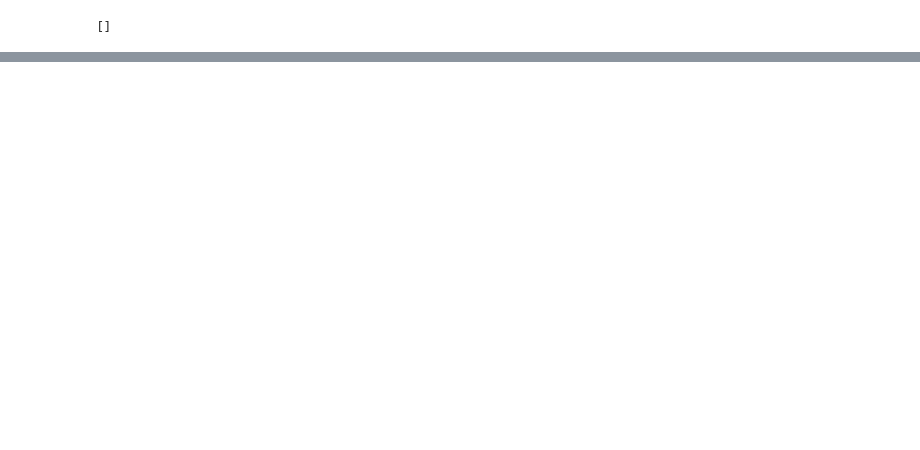
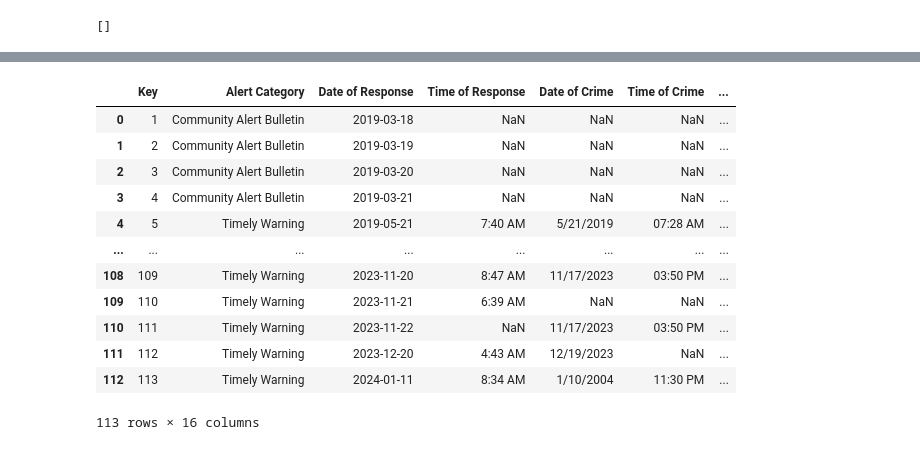
Before and after one commit to nicolereardon/UCSD-Crime, a Jupyter notebook: static/Final Project.ipynb, the cells around one changed output, grey strips where cells are left out. Saved outputs shown, nothing was run; the diff lists cells and outputs as text; code cells hidden in the pictures; blank space fills up the shorter version.

```diff
--- a/static/Final Project.ipynb
+++ b/static/Final Project.ipynb
@@ -194,0 +222,52 @@ df[df['map_group'] == 'Voigt Drive']
+# %%
+coords = {
+    'Mesa Graduate Housing' : (32.87502265717985, -117.22292759641547),
+    'Revelle' : (32.874775437274074, -117.24184346833931),
+    'The Hillcrest Medical Center' :(32.75054274681195, -117.16247161061892),
+    'ERC' : (32.8854805949752, -117.24241102499364),
+    'Marshall' : (32.88322745763785, -117.242352818566),
+    'UC San Diego Health System': (32.87802740143928, -117.2261369715337),
+    'UCSD School of Medicine' : (32.874277832276334, -117.2354855752366),
+    'Sixth': (32.88039605707939, -117.24240926283937),
+    'Seventh' : (32.88795824589793, -117.24223949298532),
+    'Library Walk' : (32.879165420702776, -117.23757909557858),
+    'Warren' : (32.881253575132405, -117.23466260598113),
+    'Central Campus Trolley Station' : (32.87830699468673, -117.23185272044901),
+    'Rita Atkinson' : (32.87274099845561, -117.23522676877275),
+    'La Jolla Shores Hotel' : (32.85492840564671, -117.25820312016141),
+    'Trition Clubhouse' : (32.88145393232694, -117.22604461568349),
+    'Extended Studies' : (32.88143858274703, -117.24353269564939),
+    'Pepper Canyon' : (32.87776786028423, -117.23137621544512),
+    'UC Health Trolley Station' : (32.881814209320716, -117.22354628116906),
+    'Scripps' : (32.868674622251646, -117.25195757194997),
+    'Muir' : (32.87897500681861, -117.242233264698),
+    'Sun God Lawn' : (32.87845455039474, -117.23990366231277),
+    'Preuss School' : (32.8825774603386, -117.22217818159555),
+    'Gilman Bridge' : (32.87600005766554, -117.22885299138183)
+
+#     'Voigt Drive',
+#     'while walking on 8600 La Jolla Scenic Drive North.',
+#     'Around Campus',
+#     'Online',
+#     'UC San Diego campus written on the inside surfaces of three women’s restroom doors.',
+}
+# %%
+df['coords'] = df['map_group'].apply(lambda x: coords[x] if x in coords.keys() else None)
+df["latitude"] = df["coords"].str.get(0)
+df["longitude"] = df["coords"].str.get(1)
+# %%
+df
+# %% [output]
+|  | Key | Alert Category | Date of Response | Time of Response | Date of Crime | Time of Crime | ... |
+| 0 | 1 | Community Alert Bulletin | 2019-03-18 | NaN | NaN | NaN | ... |
+| 1 | 2 | Community Alert Bulletin | 2019-03-19 | NaN | NaN | NaN | ... |
+| 2 | 3 | Community Alert Bulletin | 2019-03-20 | NaN | NaN | NaN | ... |
+| 3 | 4 | Community Alert Bulletin | 2019-03-21 | NaN | NaN | NaN | ... |
+| 4 | 5 | Timely Warning | 2019-05-21 | 7:40 AM | 5/21/2019 | 07:28 AM | ... |
+| ... | ... | ... | ... | ... | ... | ... | ... |
+| 108 | 109 | Timely Warning | 2023-11-20 | 8:47 AM | 11/17/2023 | 03:50 PM | ... |
+| 109 | 110 | Timely Warning | 2023-11-21 | 6:39 AM | NaN | NaN | ... |
+| 110 | 111 | Timely Warning | 2023-11-22 | NaN | 11/17/2023 | 03:50 PM | ... |
+| 111 | 112 | Timely Warning | 2023-12-20 | 4:43 AM | 12/19/2023 | NaN | ... |
+| 112 | 113 | Timely Warning | 2024-01-11 | 8:34 AM | 1/10/2004 | 11:30 PM | ... |
+113 rows × 16 columns
```
Also changed, not shown: parts of 7 cells of this notebook, 1 other file.
